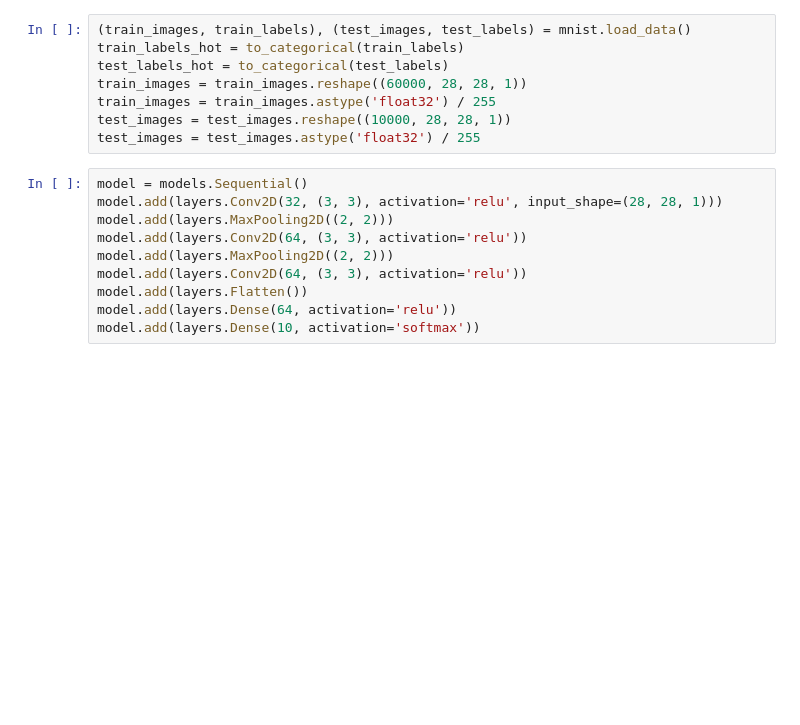
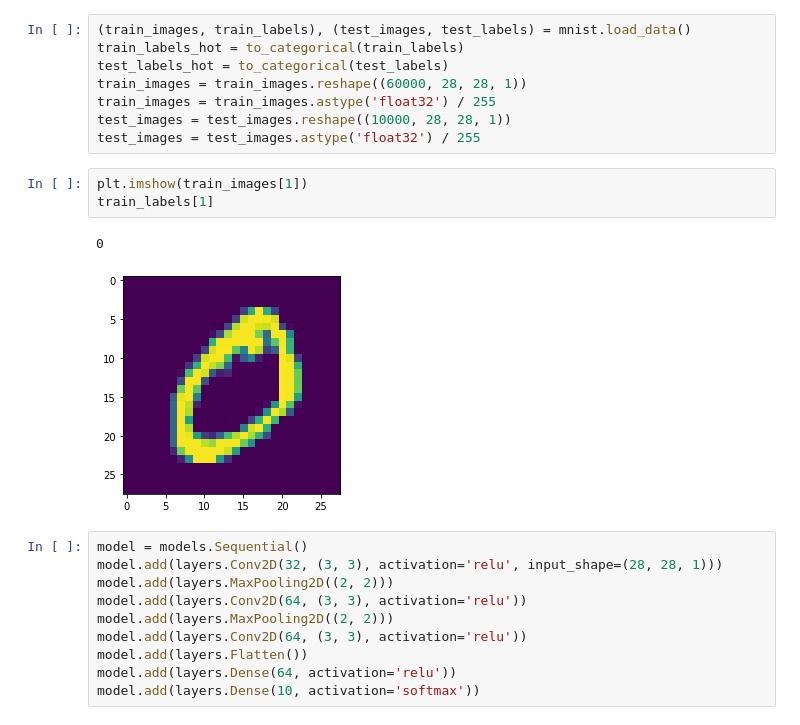
Before and after one commit to antoniogarciagiron/Sudoku-solver, a Jupyter notebook: Pipeline.ipynb, the cells around one changed output. Drawn from its saved outputs; the diff is of its cells as text; blank space fills up the shorter version.

```diff
--- a/Pipeline.ipynb
+++ b/Pipeline.ipynb
@@ -13,6 +13,12 @@ train_images = train_images.reshape((60000, 28, 28, 1))
 train_images = train_images.astype('float32') / 255
 test_images = test_images.reshape((10000, 28, 28, 1))
 test_images = test_images.astype('float32') / 255
+# %%
+plt.imshow(train_images[1])
+train_labels[1]
+# %% [output]
+0
+[figure, added]
 # %%
 model = models.Sequential()
 model.add(layers.Conv2D(32, (3, 3), activation='relu', input_shape=(28, 28, 1)))
```
Also changed, not shown: parts of 10 cells of this notebook, 11 other files.
